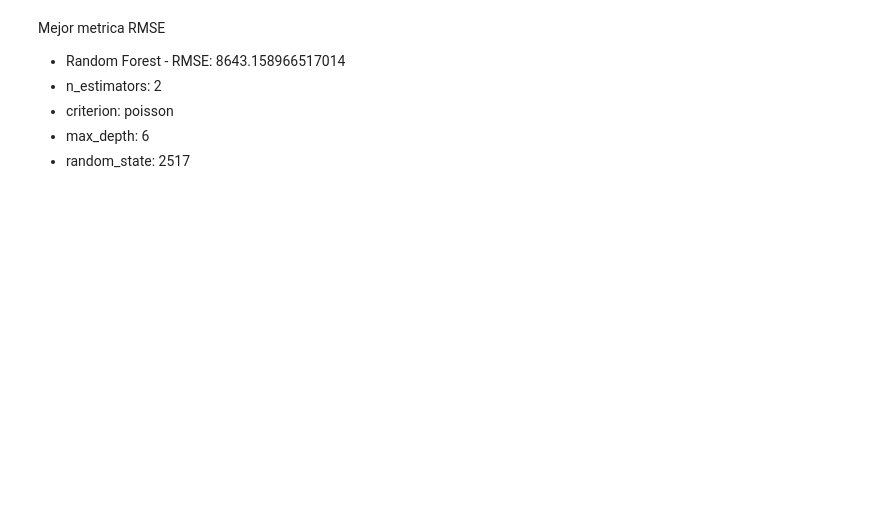
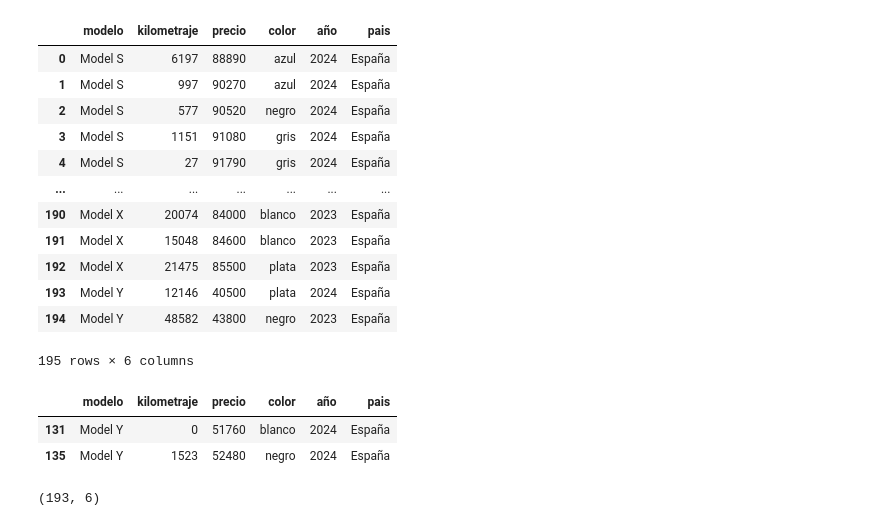
Before and after one commit to ProyectosMaster/ProyectoTesla, a Jupyter notebook: src/data_preparing/data_preparing.ipynb, the cells around one changed output. Saved outputs shown, nothing was run; the diff lists cells and outputs as text; code cells hidden in the pictures; blank space fills up the shorter version.

```diff
--- a/src/data_preparing/data_preparing.ipynb
+++ b/src/data_preparing/data_preparing.ipynb
@@ -872,7 +8,30 @@ Mejor Metrica MSE
-# %% [markdown]
-Mejor metrica RMSE
-- Random Forest - RMSE: 8643.158966517014
-- n_estimators: 2
-- criterion: poisson
-- max_depth: 6
-- random_state: 2517
+# %%
+path="C:/Users/galla/Dropbox/PC/Documents/1 Pedro G Gallardo/Master IA y Big Data/Casa/proyecto tesla/ProyectoTesla/data/data_prepared"
+os.chdir(path)
+tesla = pd.read_csv('tesla_prepared.csv', sep=';')
+tesla
+# %% [output]
+|  | modelo | kilometraje | precio | color | año | pais |
+| 0 | Model S | 6197 | 88890 | azul | 2024 | España |
+| 1 | Model S | 997 | 90270 | azul | 2024 | España |
+| 2 | Model S | 577 | 90520 | negro | 2024 | España |
+| 3 | Model S | 1151 | 91080 | gris | 2024 | España |
+| 4 | Model S | 27 | 91790 | gris | 2024 | España |
+| ... | ... | ... | ... | ... | ... | ... |
+| 190 | Model X | 20074 | 84000 | blanco | 2023 | España |
+| 191 | Model X | 15048 | 84600 | blanco | 2023 | España |
+| 192 | Model X | 21475 | 85500 | plata | 2023 | España |
+| 193 | Model Y | 12146 | 40500 | plata | 2024 | España |
+| 194 | Model Y | 48582 | 43800 | negro | 2023 | España |
+195 rows × 6 columns
+# %%
+tesla[tesla.duplicated()]
+# %% [output]
+|  | modelo | kilometraje | precio | color | año | pais |
+| 131 | Model Y | 0 | 51760 | blanco | 2024 | España |
+| 135 | Model Y | 1523 | 52480 | negro | 2024 | España |
+# %%
+tesla.drop_duplicates(inplace=True)
+tesla.shape
+# %% [output]
+(193, 6)
```
Also changed, not shown: parts of 94 cells of this notebook, 27 other files.
